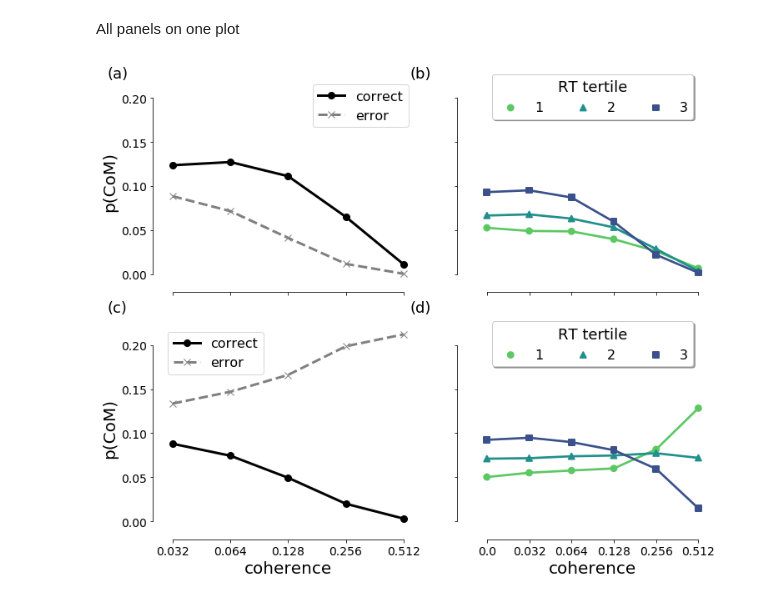
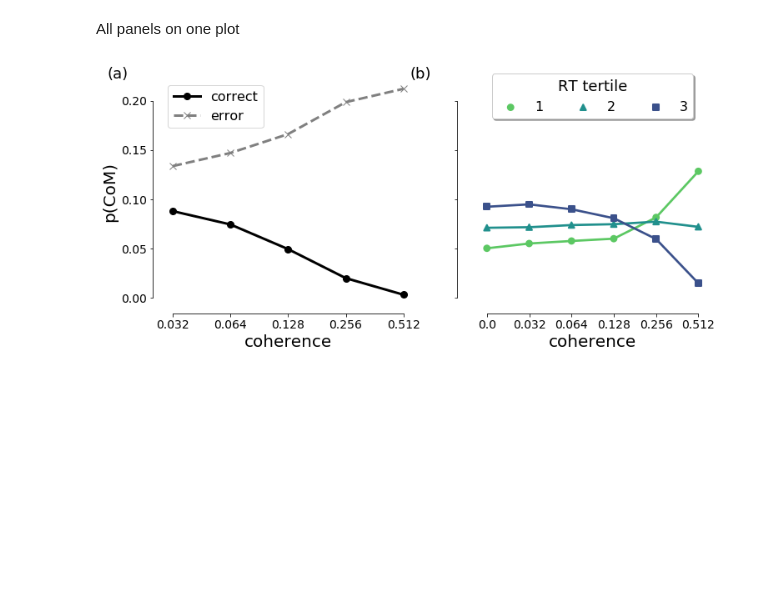
Before and after one commit to nidstigator/com_fixed_duration, a Jupyter notebook: data_analysis/eDDM.ipynb, the cells around one changed output. Drawn from its saved outputs; the diff is of its cells as text; code cells hidden in the pictures; blank space fills up the shorter version.

```diff
--- a/data_analysis/eDDM.ipynb
+++ b/data_analysis/eDDM.ipynb
@@ -87,31 +87,31 @@ def plot_p_com_vs_var_ci(ax, data, var, n_threshold=0):
 # %% [markdown]
 All panels on one plot
 # %%
-fig, ((ax1, ax2), (ax3, ax4)) = plt.subplots(2, 2, figsize=(12, 10), sharex='col', sharey=True)
+fig, ((ax1, ax2)) = plt.subplots(1, 2, figsize=(12, 5), sharey=True)
 
 # plot_eDDM_rt(ax1, eDDM_response_times)
-plot_eDDM_p_com(ax1, eDDM_pcom)
-plot_p_com_vs_var_ci(ax2, eDDM_tertiles, 'RT tertile', n_threshold=10)
+# plot_eDDM_p_com(ax1, eDDM_pcom)
+# plot_p_com_vs_var_ci(ax2, eDDM_tertiles, 'RT tertile', n_threshold=10)
 # Here we report the same P(CoM) results  with stimulus switched off upon 1st threshold crossing.
-plot_eDDM_p_com(ax3, eDDM_stim_off_pcom)
-plot_p_com_vs_var_ci(ax4, eDDM_stim_off_tertiles, 'RT tertile', n_threshold=10)
+plot_eDDM_p_com(ax1, eDDM_stim_off_pcom)
+plot_p_com_vs_var_ci(ax2, eDDM_stim_off_tertiles, 'RT tertile', n_threshold=10)
 
-ax1.set_xlabel('')
-ax2.set_xlabel('')
-ax3.set_xlabel('coherence')
-ax4.set_xlabel('coherence')
+# ax1.set_xlabel('')
+# ax2.set_xlabel('')
+ax1.set_xlabel('coherence')
+ax2.set_xlabel('coherence')
 
 ax1.set_ylabel('p(CoM)')
 ax2.set_ylabel('')
-ax3.set_ylabel('p(CoM)')
-ax4.set_ylabel('')
+# ax3.set_ylabel('p(CoM)')
+# ax4.set_ylabel('')
 
 fig.text(0.05, 0.88, '(a)', fontsize=18)
 fig.text(0.47, 0.88, '(b)', fontsize=18)
-fig.text(0.05, 0.49, '(c)', fontsize=18)
-fig.text(0.47, 0.49, '(d)', fontsize=18)
+# fig.text(0.05, 0.49, '(c)', fontsize=18)
+# fig.text(0.47, 0.49, '(d)', fontsize=18)
 
 sns.despine(trim=True, offset=10)
 plt.savefig(os.path.join(figure_path, 'eddm_results') , bbox_inches='tight')
 # %% [output]
-[figure, old version]
+[figure, new version]
```
